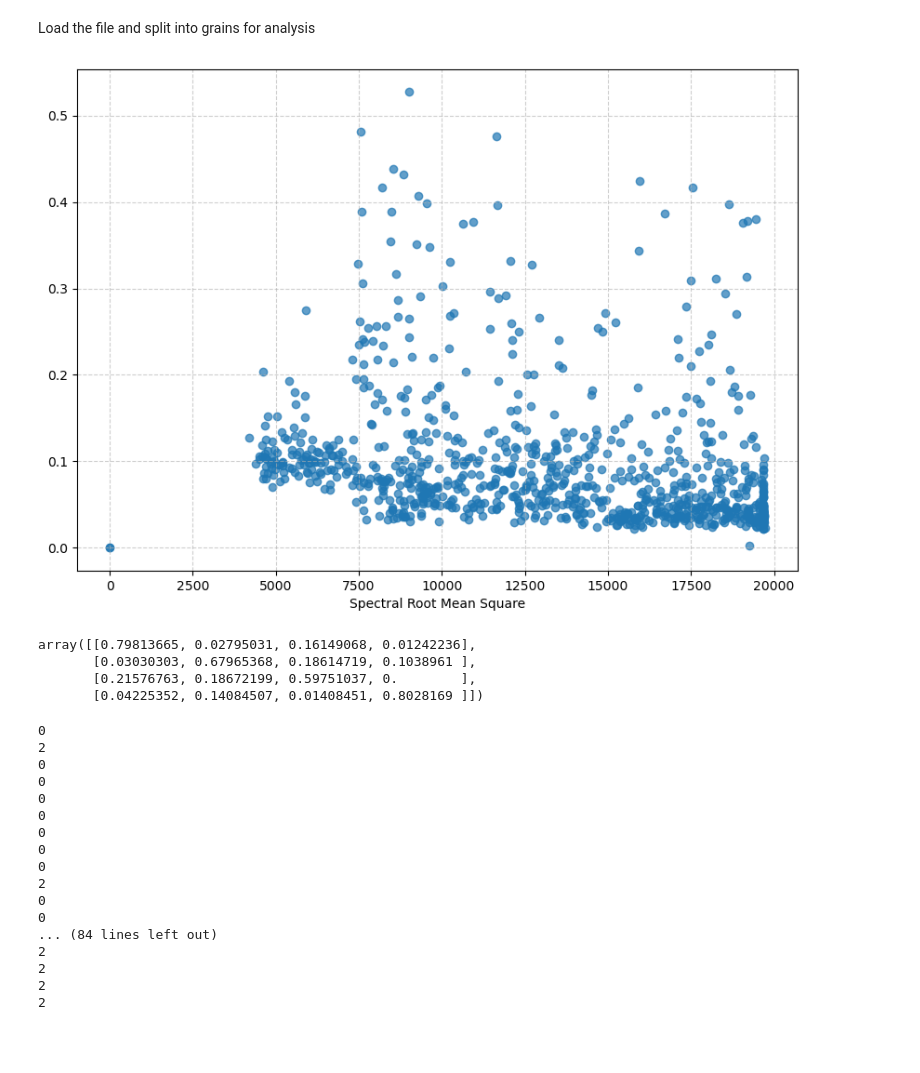
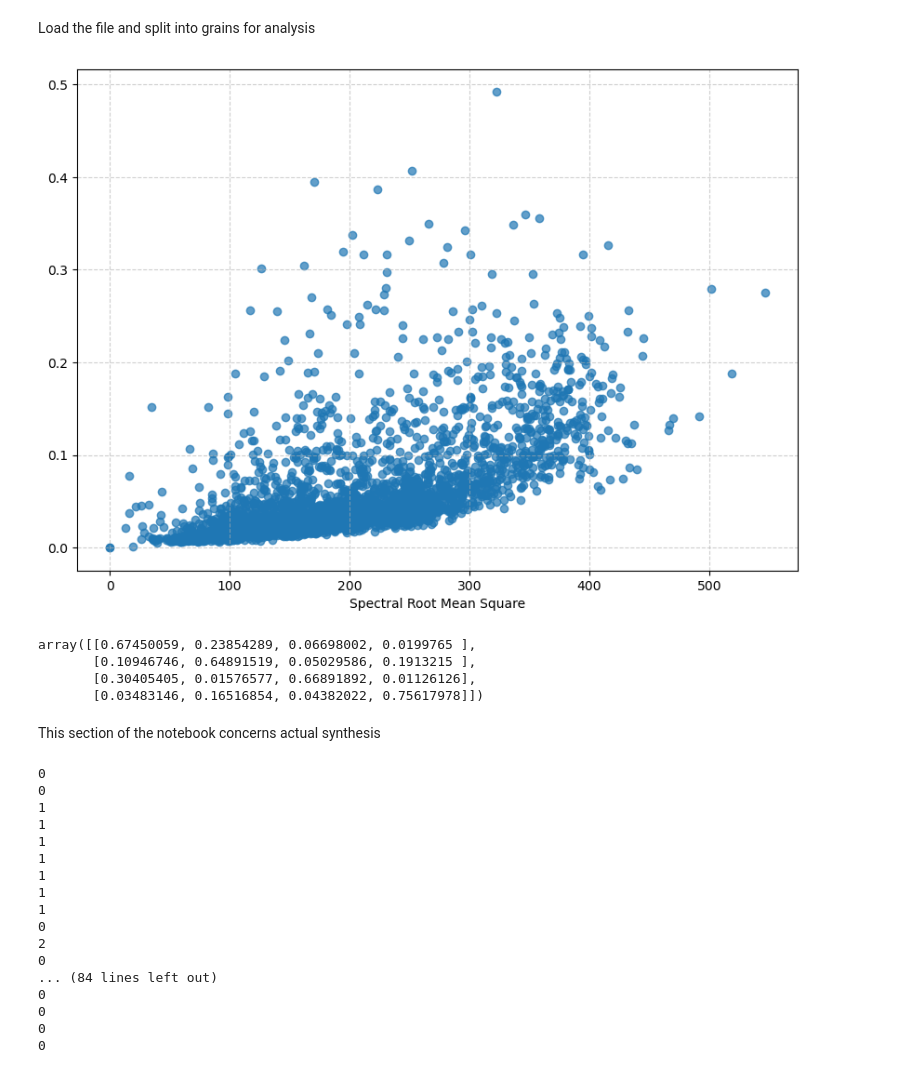
Before and after one commit to HippolyteLC/Foundmusic, a Jupyter notebook: src/grains/4_markov_gs.ipynb, the cells around one changed output. Drawn from its saved outputs; the diff is of its cells as text; code cells hidden in the pictures; blank space fills up the shorter version.

```diff
--- a/src/grains/4_markov_gs.ipynb
+++ b/src/grains/4_markov_gs.ipynb
@@ -16,35 +16,35 @@ grain_size = int(grain_duration * sr)
 n_grains_in_source = int(len(y) // grain_size)
 grains = [i*grain_size for i in range(n_grains_in_source)]
 
 # since BFT is based on the FFT, the number of bins needs to be half that of a power of 2
 bft_obj = af.BFT(num=2049, samplate=sr, radix2_exp=12, slide_length=grain_size,
                data_type=af.type.SpectralDataType.MAG,
                scale_type=af.type.SpectralFilterBankScaleType.LINEAR)
 spec_arr = bft_obj.bft(y)
 spec_arr = np.abs(spec_arr)
 spectral_obj = af.Spectral(num=bft_obj.num,
                            fre_band_arr=bft_obj.get_fre_band_arr())
 n_time = spec_arr.shape[-1]
 spectral_obj.set_time_length(n_time)
 rms_arr = spectral_obj.rms(spec_arr)
-centroid_arr = spectral_obj.rolloff(spec_arr)
+centroid_arr = spectral_obj.crest(spec_arr)
 
 n_clusters=4
 x = np.array([[i, j] for i, j in zip(rms_arr, centroid_arr)])
 kmeans = sklearn.cluster.KMeans(n_clusters=n_clusters, n_init='auto', random_state=0).fit(x)
 plt.figure(figsize=(10, 7))
 plt.scatter(centroid_arr, rms_arr, alpha=0.7)
 # plt.ylabel()
 plt.xlabel("Spectral Root Mean Square")
 plt.grid(True, linestyle='--', alpha=0.6)
 plt.show()
 
 dict_clusters = {}
 for idx, lab in enumerate(kmeans.labels_):
     dict_clusters[lab] = dict_clusters.get(lab, [])
     dict_clusters[lab].append(idx)
 # %% [output]
-[figure, old version]
+[figure, new version]
 # %%
 transition_matrix = np.zeros((n_clusters, n_clusters))
 labels = kmeans.labels_
@@ -61,13 +61,15 @@ for i in transition_matrix:
 transition_matrix_fin = np.array(transition_matrix_fin)
 transition_matrix_fin
 # %% [output]
-array([[0.79813665, 0.02795031, 0.16149068, 0.01242236],
-       [0.03030303, 0.67965368, 0.18614719, 0.1038961 ],
-       [0.21576763, 0.18672199, 0.59751037, 0.        ],
-       [0.04225352, 0.14084507, 0.01408451, 0.8028169 ]])
+array([[0.67450059, 0.23854289, 0.06698002, 0.0199765 ],
+       [0.10946746, 0.64891519, 0.05029586, 0.1913215 ],
+       [0.30405405, 0.01576577, 0.66891892, 0.01126126],
+       [0.03483146, 0.16516854, 0.04382022, 0.75617978]])
+# %% [markdown]
+This section of the notebook concerns actual synthesis
 # %%
 output_buffer = np.array([])
-curr_label = 0
+curr_label = 3
 n_iterations = 100
 seed = 100
 s = np.random.seed(seed)
@@ -75,7 +77,6 @@ s = np.random.seed(seed)
 for i in range(n_iterations):
 
     next_label = np.random.choice(range(n_clusters), p=transition_matrix_fin[curr_label])
-    print(next_label)
     grain_idx = np.random.choice(dict_clusters[next_label]) # uniform sampling from a cluster
     grain_y_idx = grains[grain_idx]
     grain = y[grain_y_idx:grain_y_idx+grain_size]
@@ -83,22 +84,22 @@ for i in range(n_iterations):
     output_buffer = np.concatenate([output_buffer, grain])
     curr_label = next_label
 # output_buffer / np.max(np.abs(output_buffer))
-sf.write(f"..\..\corpus\piano_sample_1\output\_test1_mm_grain_dur{grain_duration}_startcluster_{curr_label}_randseed_{seed}.wav", output_buffer, samplerate=sr)
+sf.write(f"..\..\corpus\piano_sample_1\output\mm_{n_iterations}_{grain_size}_{sr}_{curr_label}.wav", output_buffer, samplerate=sr)
 # %% [output]
+0
+0
+1
+1
+1
+1
+1
+1
+1
 0
 2
+0
+... (84 lines left out)
 0
 0
 0
 0
-0
-0
-0
-2
-0
-0
-... (84 lines left out)
-2
-2
-2
-2
```
Also changed, not shown: parts of 1 cell of this notebook, 2 other files.
